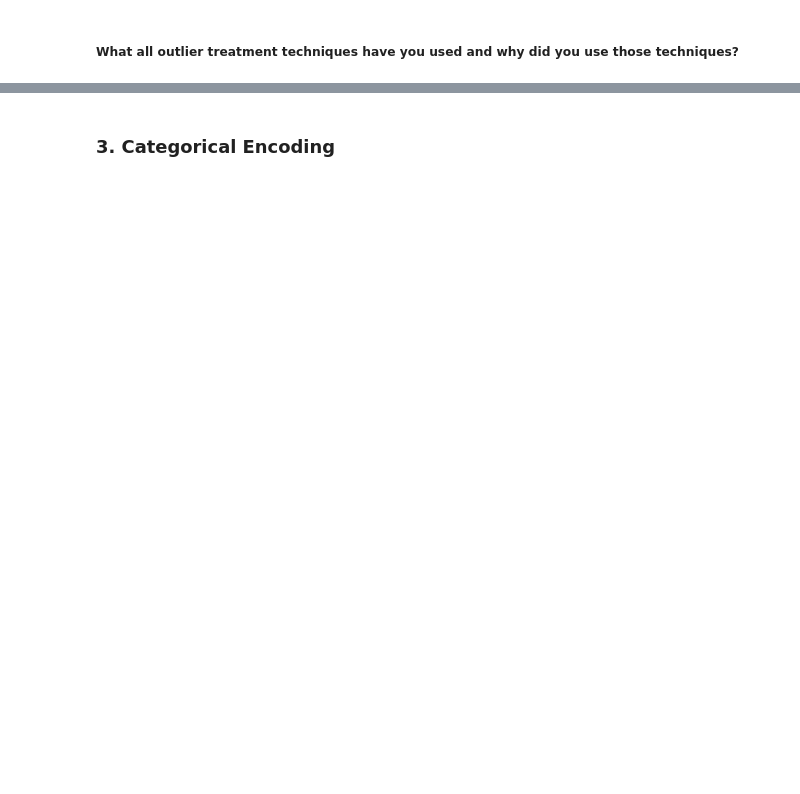
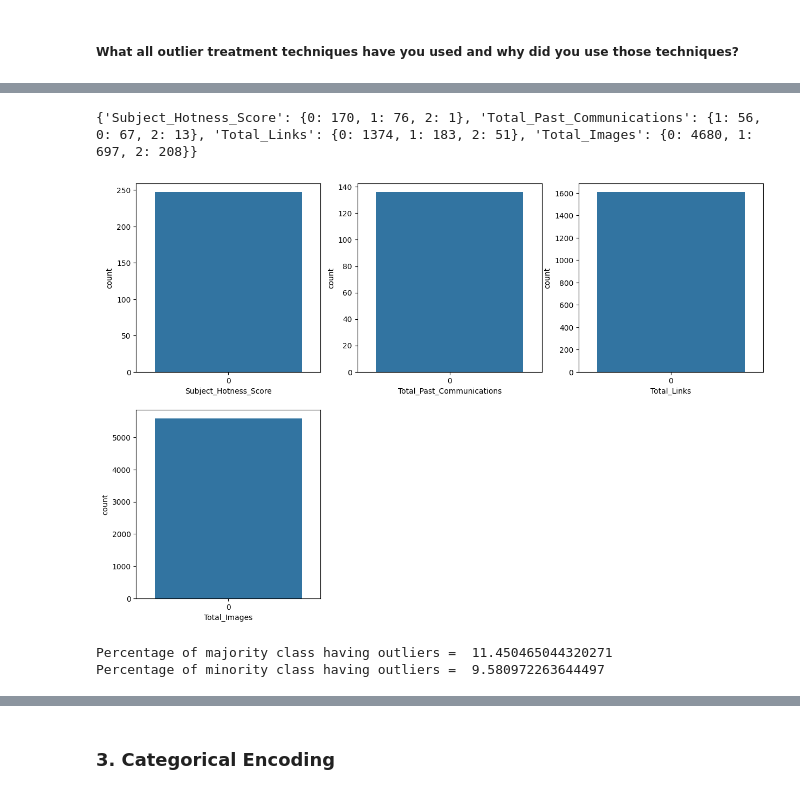
Before and after one commit to Faheemfemu/Email-Campaign-Effectiveness-Prediction-classification, a Jupyter notebook: Email_Campaign_Effectiveness_Prediction_faheem.ipynb, the cells around one changed output, grey strips where cells are left out. Cells and saved outputs as stored; diff of their text form; code cells hidden in the pictures; blank space fills up the shorter version.

```diff
--- a/Email_Campaign_Effectiveness_Prediction_faheem.ipynb
+++ b/Email_Campaign_Effectiveness_Prediction_faheem.ipynb
@@ -1158,0 +1240,48 @@ Answer Here.
+# %%
+#removing Word_Count because it does'nt have outlier
+numerical_col.remove('Word_Count')
+
+fig = plt.figure(figsize = (15,10))
+ix = 1
+#dictionary d to store the count of each email_status
+d={}
+#iterating through each column which have outlier
+for x in [y for y in numerical_col]:
+    #Finding Quartile
+    q3,q1 = np.percentile(email_data.loc[:,x],[75,25])
+    #Calculating Inter Quartile Range
+    intr_qr = q3-q1
+    #Fixing Boundaries for outliers
+    max = q3+(1.5*intr_qr)
+    min = q1-(1.5*intr_qr)
+
+    #list y to store email_status of only outliers
+    y=[]
+    y=email_data.loc[email_data[x] < min]['Email_Status'].tolist()
+    y.append(email_data.loc[email_data[x] > max]['Email_Status'].tolist())
+    d[x]={}
+    for i in y[0]:
+      d[x][i] = d[x].get(i,0) + 1
+    ax1 = fig.add_subplot(2,3,ix)
+    sns.countplot(y[0],ax=ax1)
+    plt.xlabel(x)
+    ix = ix +1
+print(d)
+# %% [output]
+{'Subject_Hotness_Score': {0: 170, 1: 76, 2: 1}, 'Total_Past_Communications': {1: 56, 0: 67, 2: 13}, 'Total_Links': {0: 1374, 1: 183, 2: 51}, 'Total_Images': {0: 4680, 1: 697, 2: 208}}
+[figure, added]
+# %%
+#finding the percentage of minority classs going to be affected by outliers
+sum_min=0
+sum_maj=0
+for x in [y for y in numerical_col]:
+  sum_min+=d[x][1]
+  sum_min+=d[x][2]
+  sum_maj+=d[x][0]
+total=email_data.groupby('Email_Status').count()['Email_Type'][1]+email_data.groupby('Email_Status').count()['Email_Type'][2]
+total_0=email_data.groupby('Email_Status').count()['Email_Type'][0]
+print("Percentage of majority class having outliers = ",100*sum_maj/total_0)
+print("Percentage of minority class having outliers = ",100*sum_min/total)
+# %% [output]
+Percentage of majority class having outliers =  11.450465044320271
+Percentage of minority class having outliers =  9.580972263644497
```
Also changed, not shown: parts of 45 cells of this notebook.
